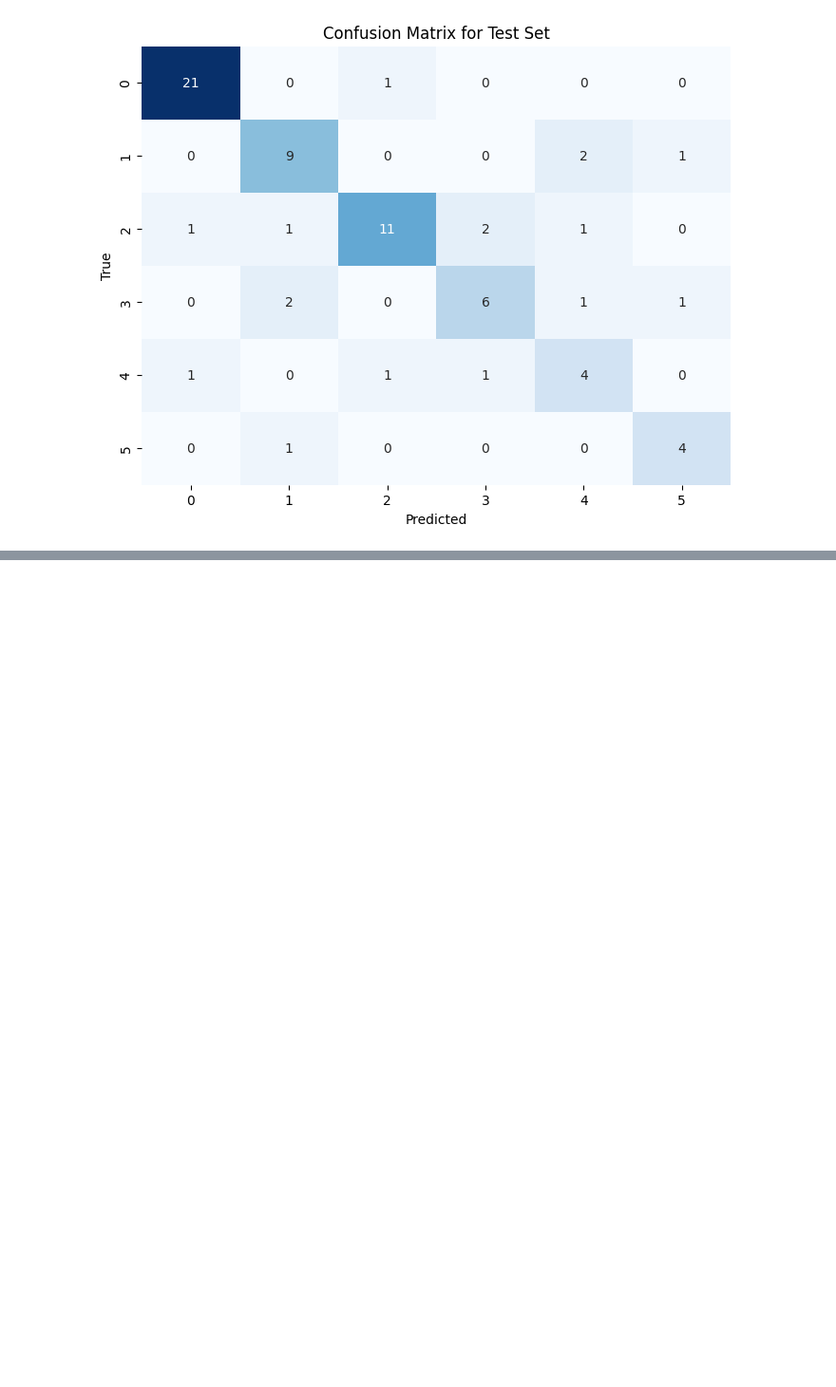
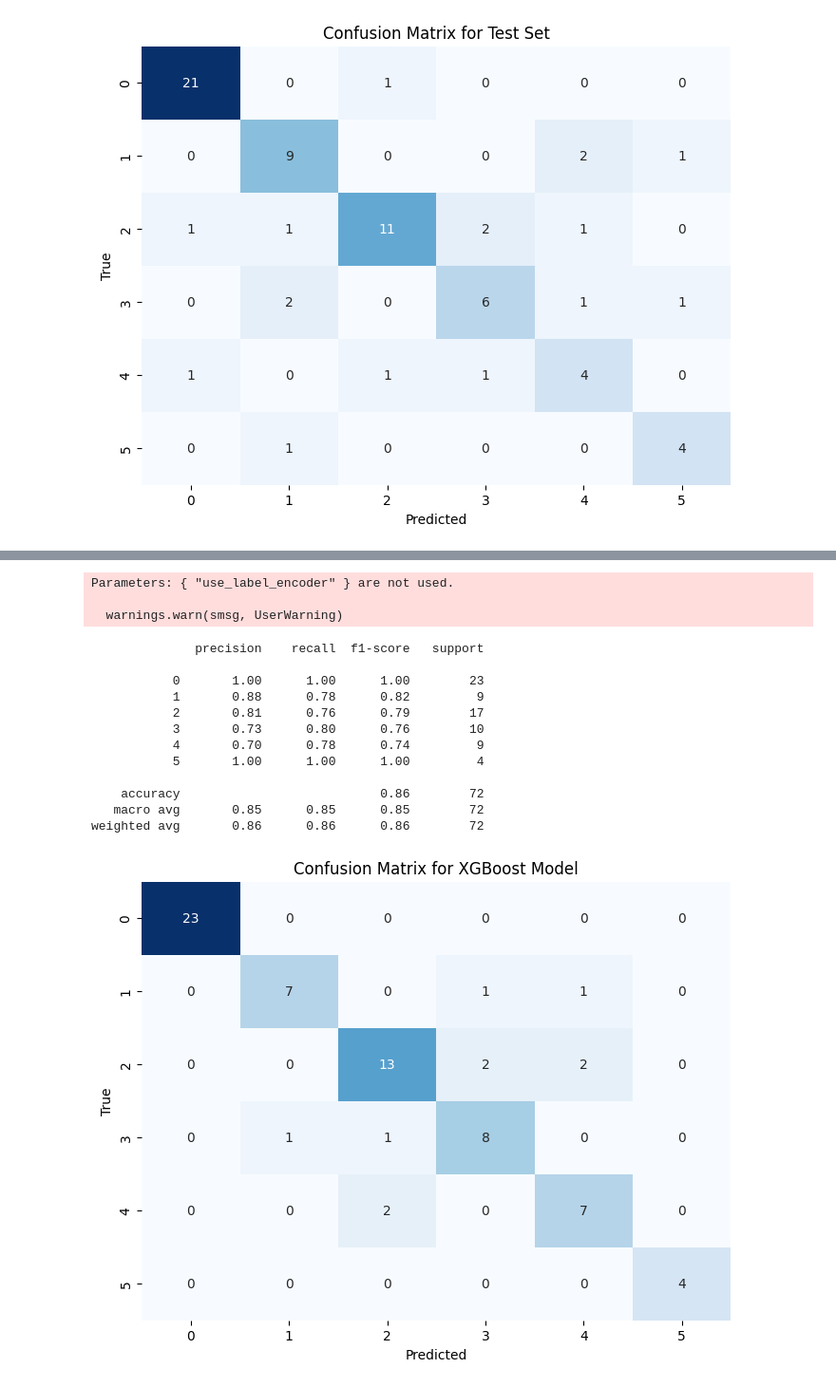
Before and after one commit to geckonoff/DermatologyClassification, a Jupyter notebook: dermatologic.ipynb, the cells around one changed output, grey strips where cells are left out. Shown at 95% size. Saved outputs shown, nothing was run; the diff lists cells and outputs as text; code cells hidden in the pictures; blank space fills up the shorter version.

```diff
--- a/dermatologic.ipynb
+++ b/dermatologic.ipynb
@@ -224,0 +262,39 @@ weighted avg       0.77      0.76      0.76        72
+# %%
+# Create XGBoost model
+# Adjust class labels to start from 0
+y_train_xgb = y_train - 1
+y_validate_xgb = y_validate - 1
+
+# Create XGBoost model
+xgb_model = XGBClassifier(use_label_encoder=False, eval_metric='mlogloss', random_state=42)
+# Fit the model
+xgb_model.fit(X_train, y_train_xgb)
+# Predict the labels for the validation set
+y_pred_xgb = xgb_model.predict(X_validate)
+# Print the classification report
+print(classification_report(y_validate_xgb, y_pred_xgb))
+# Print the confusion matrix
+cm_xgb = confusion_matrix(y_validate_xgb, y_pred_xgb)
+plt.figure(figsize=(8, 6))
+sns.heatmap(cm_xgb, annot=True, fmt='d', cmap='Blues', cbar=False)
+plt.title('Confusion Matrix for XGBoost Model')
+plt.xlabel('Predicted')
+plt.ylabel('True')
+plt.show()
+# %% [output]
+Parameters: { "use_label_encoder" } are not used.
+
+  warnings.warn(smsg, UserWarning)
+              precision    recall  f1-score   support
+
+           0       1.00      1.00      1.00        23
+           1       0.88      0.78      0.82         9
+           2       0.81      0.76      0.79        17
+           3       0.73      0.80      0.76        10
+           4       0.70      0.78      0.74         9
+           5       1.00      1.00      1.00         4
+
+    accuracy                           0.86        72
+   macro avg       0.85      0.85      0.85        72
+weighted avg       0.86      0.86      0.86        72
+[figure, added]
```
Also changed, not shown: parts of 3 cells of this notebook, 1 other file.
